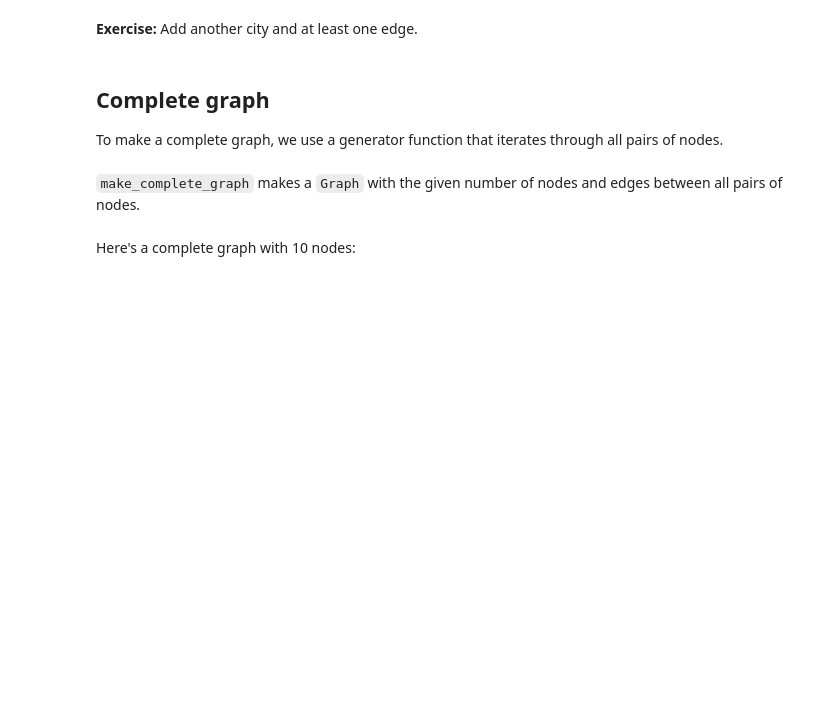
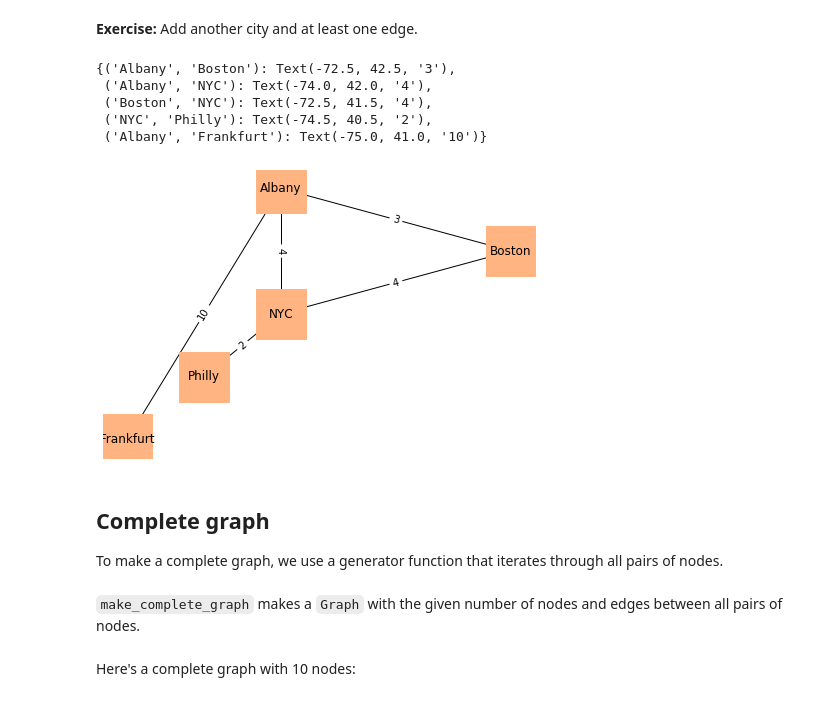
Before and after one commit to tobiaslocker/ThinkComplexity2, a Jupyter notebook: notebooks/chap02.ipynb, the cells around one changed output. Drawn from its saved outputs; the diff is of its cells as text; code cells hidden in the pictures; blank space fills up the shorter version.

```diff
--- a/notebooks/chap02.ipynb
+++ b/notebooks/chap02.ipynb
@@ -135,3 +138,25 @@ savefig('figs/chap02-2')
+# %%
+positions['Frankfurt']=(-76, 39)
+
+drive_times[('Albany', 'Frankfurt')]=10
+G.add_nodes_from(positions)
+G.add_edges_from(drive_times)
+
+nx.draw(G, positions,
+        node_color='C1',
+        node_shape='s',
+        node_size=2500,
+        with_labels=True)
+
+nx.draw_networkx_edge_labels(G, positions,
+                             edge_labels=drive_times)
+# %% [output]
+{('Albany', 'Boston'): Text(-72.5, 42.5, '3'),
+ ('Albany', 'NYC'): Text(-74.0, 42.0, '4'),
+ ('Boston', 'NYC'): Text(-72.5, 41.5, '4'),
+ ('NYC', 'Philly'): Text(-74.5, 40.5, '2'),
+ ('Albany', 'Frankfurt'): Text(-75.0, 41.0, '10')}
+[figure, added]
 # %% [markdown]
 ## Complete graph
 
```
Also changed, not shown: parts of 36 cells of this notebook.
